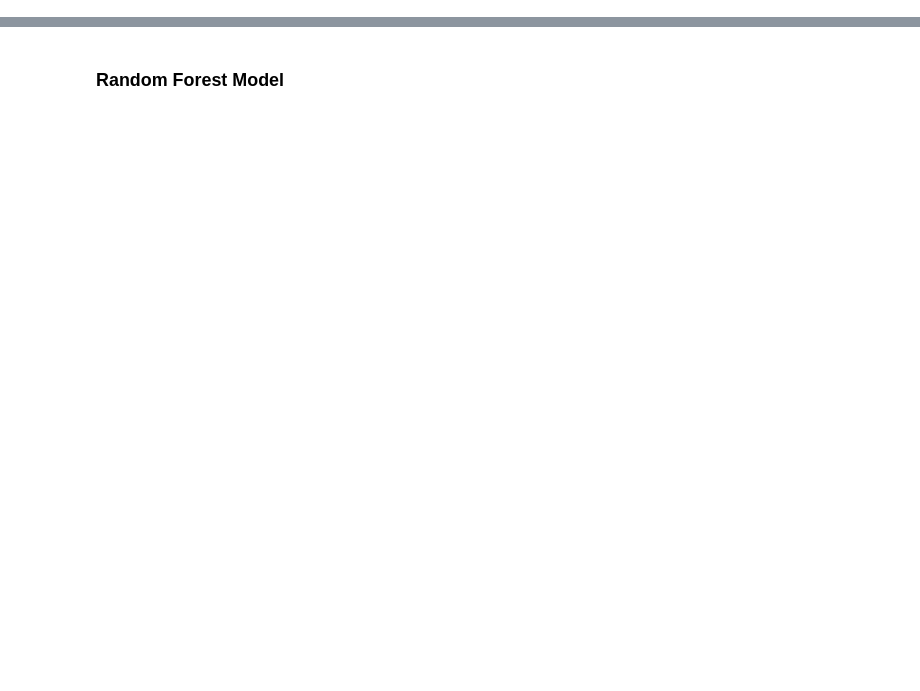
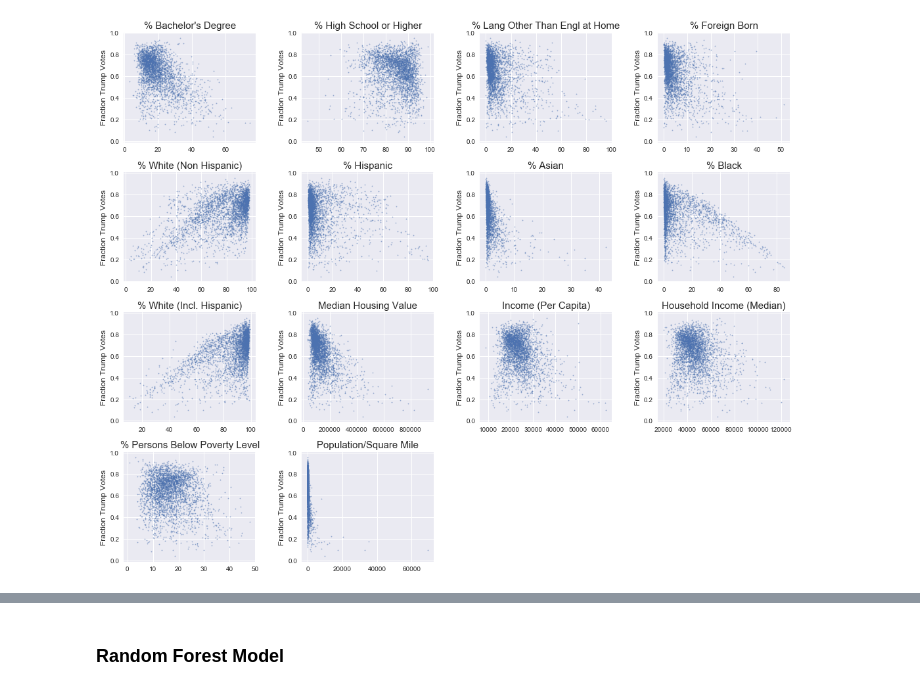
Before and after one commit to stefanmunnich/2016election, a Jupyter notebook: Trump.ipynb, the cells around one changed output, grey strips where cells are left out. Drawn from its saved outputs; the diff is of its cells as text; code cells hidden in the pictures; blank space fills up the shorter version.

```diff
--- a/Trump.ipynb
+++ b/Trump.ipynb
@@ -92,0 +142,13 @@ trump['win'][trump['pct'] < 0.45] = 0
+# %%
+# Plot Trump percentages against census statistics
+plt.figure(figsize=(15, 12))
+for ii, col in enumerate(trump.columns[4:-1]):
+    plt.subplot(4, 4, ii+1)
+    plt.tick_params(labelsize = 10)
+    plt.title(col, fontsize = 15)
+    plt.scatter(trump[col], trump['pct'], alpha = 0.5, s = 1.8)
+    plt.ylabel('Fraction Trump Votes', fontsize=12)
+
+plt.tight_layout()
+# %% [output]
+[figure, added]
```
Also changed, not shown: parts of 45 cells of this notebook.
